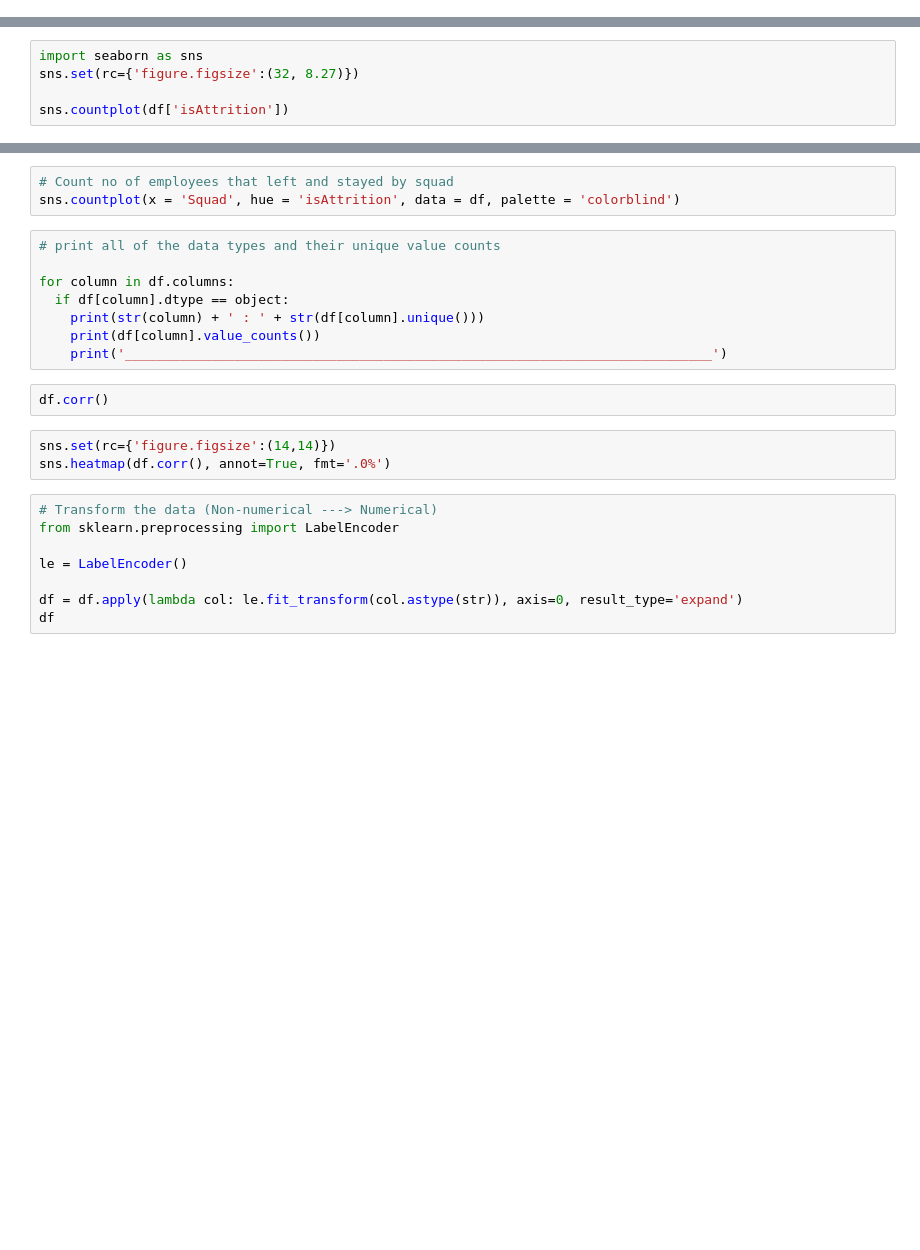
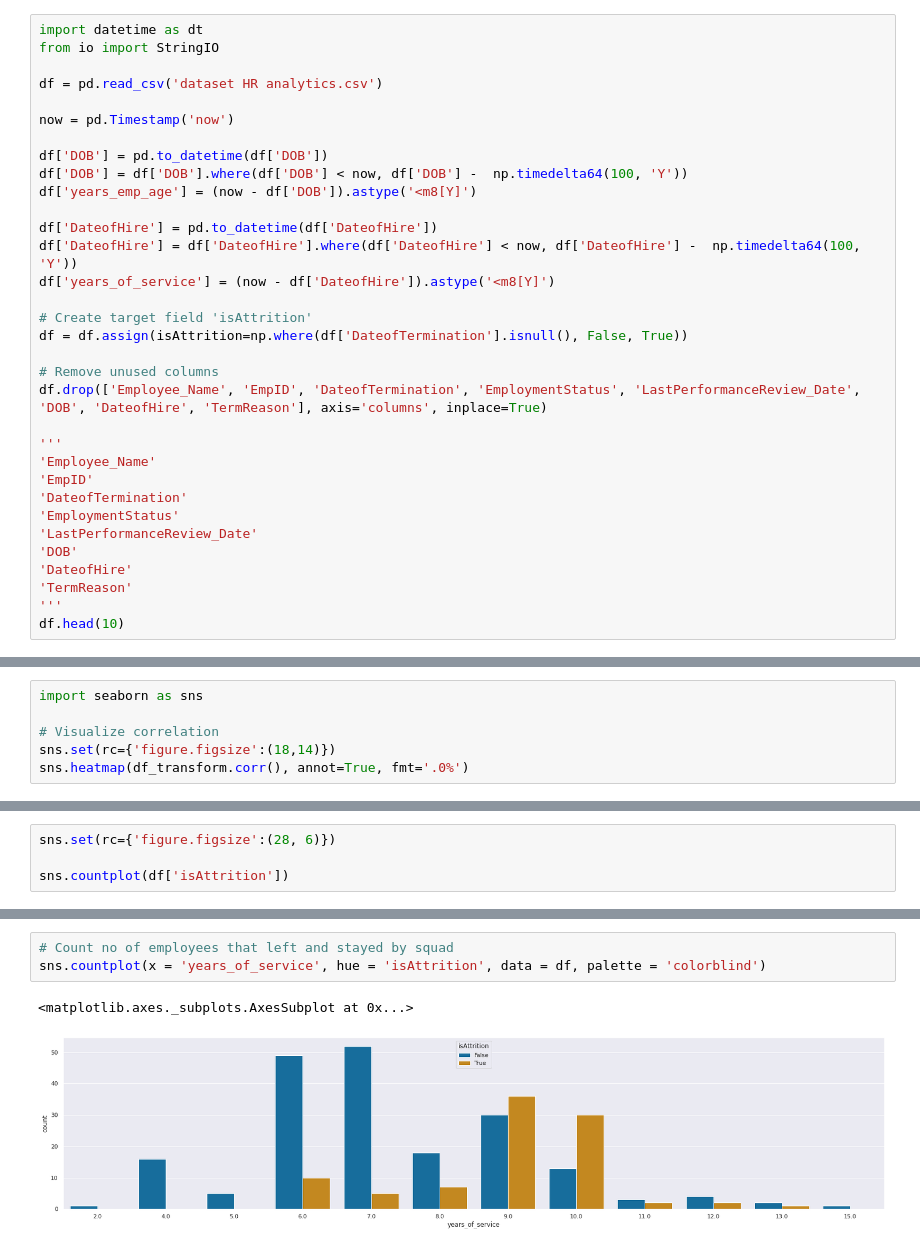
Before and after one commit to boykeu/dataset, a Jupyter notebook: codex_hc_analytics.ipynb, the cells around one changed output, grey strips where cells are left out. Saved outputs shown, nothing was run; the diff lists cells and outputs as text; blank space fills up the shorter version.

```diff
--- a/codex_hc_analytics.ipynb
+++ b/codex_hc_analytics.ipynb
@@ -40,0 +53,33 @@ df.head(10)
+# %%
+import datetime as dt
+from io import StringIO
+
+df = pd.read_csv('dataset HR analytics.csv')
+
+now = pd.Timestamp('now')
+
+df['DOB'] = pd.to_datetime(df['DOB'])
+df['DOB'] = df['DOB'].where(df['DOB'] < now, df['DOB'] -  np.timedelta64(100, 'Y'))
+df['years_emp_age'] = (now - df['DOB']).astype('<m8[Y]')
+
+df['DateofHire'] = pd.to_datetime(df['DateofHire'])
+df['DateofHire'] = df['DateofHire'].where(df['DateofHire'] < now, df['DateofHire'] -  np.timedelta64(100, 'Y'))
+df['years_of_service'] = (now - df['DateofHire']).astype('<m8[Y]')
+
+# Create target field 'isAttrition'
+df = df.assign(isAttrition=np.where(df['DateofTermination'].isnull(), False, True))
+
+# Remove unused columns
+df.drop(['Employee_Name', 'EmpID', 'DateofTermination', 'EmploymentStatus', 'LastPerformanceReview_Date', 'DOB', 'DateofHire', 'TermReason'], axis='columns', inplace=True)
+
+'''
+'Employee_Name'
+'EmpID'
+'DateofTermination'
+'EmploymentStatus'
+'LastPerformanceReview_Date'
+'DOB'
+'DateofHire'
+'TermReason'
+'''
+df.head(10)
@@ -58,0 +166,6 @@ df.isAttrition.value_counts()
+# %%
+import seaborn as sns
+
+# Visualize correlation
+sns.set(rc={'figure.figsize':(18,14)})
+sns.heatmap(df_transform.corr(), annot=True, fmt='.0%')
@@ -59,5 +175,4 @@ df.isAttrition.value_counts()
 # %%
-import seaborn as sns
-sns.set(rc={'figure.figsize':(32, 8.27)})
+sns.set(rc={'figure.figsize':(28, 6)})
 
 sns.countplot(df['isAttrition'])
@@ -64,24 +182,6 @@ sns.countplot(df['isAttrition'])
 # %%
 # Count no of employees that left and stayed by squad
-sns.countplot(x = 'Squad', hue = 'isAttrition', data = df, palette = 'colorblind')
+sns.countplot(x = 'years_of_service', hue = 'isAttrition', data = df, palette = 'colorblind')
+# %% [output]
+<matplotlib.axes._subplots.AxesSubplot at 0x...>
+[figure, added]
-# %%
-# print all of the data types and their unique value counts
-
-for column in df.columns:
-  if df[column].dtype == object:
-    print(str(column) + ' : ' + str(df[column].unique()))
-    print(df[column].value_counts())
-    print('___________________________________________________________________________')
-# %%
-df.corr()
-# %%
-sns.set(rc={'figure.figsize':(14,14)})
-sns.heatmap(df.corr(), annot=True, fmt='.0%')
-# %%
-# Transform the data (Non-numerical ---> Numerical)
-from sklearn.preprocessing import LabelEncoder
-
-le = LabelEncoder()
-
-df = df.apply(lambda col: le.fit_transform(col.astype(str)), axis=0, result_type='expand')
-df
```
Also changed, not shown: parts of 33 cells of this notebook.
